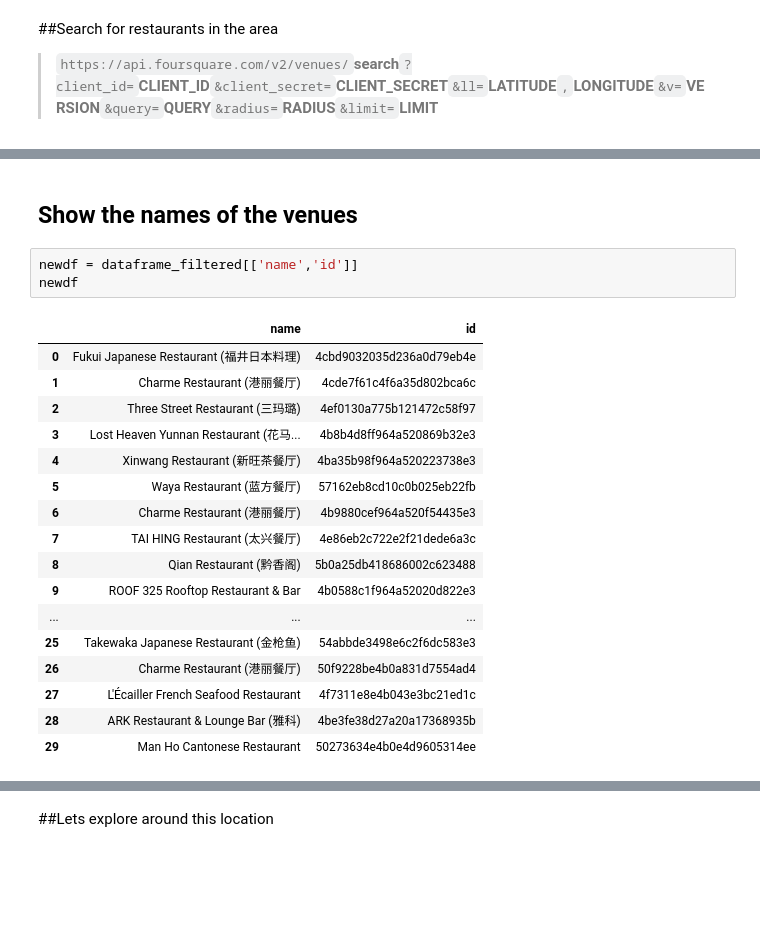
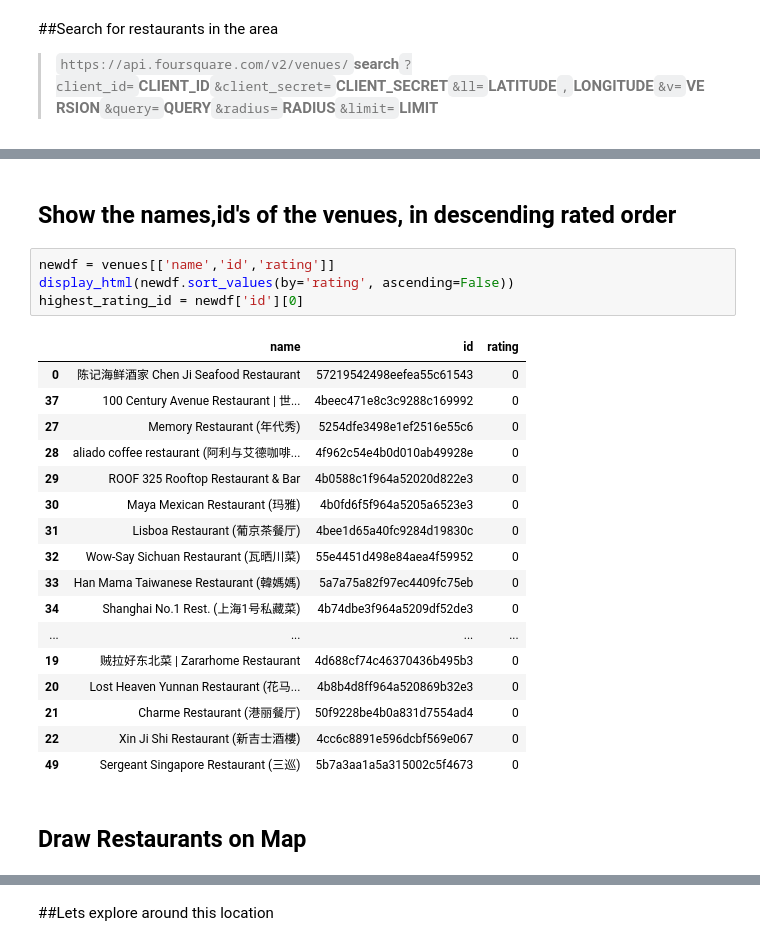
Before and after one commit to csloz/Coursera_Capstone, a Jupyter notebook: Neighbourhood Battles.ipynb, the cells around one changed output, grey strips where cells are left out. Saved outputs shown, nothing was run; the diff lists cells and outputs as text; blank space fills up the shorter version.

```diff
--- a/Neighbourhood Battles.ipynb
+++ b/Neighbourhood Battles.ipynb
@@ -169,24 +227,27 @@ Show the Panda Data Store for data with Venue Names and location data
 # %% [markdown]
-## Show the names of the venues
+## Show the names,id's of the venues, in descending rated order
-# %%
-newdf = dataframe_filtered[['name','id']]
-newdf
-# %% [output]
-|  | name | id |
-| 0 | Fukui Japanese Restaurant (福井日本料理) | 4cbd9032035d236a0d79eb4e |
-| 1 | Charme Restaurant (港丽餐厅) | 4cde7f61c4f6a35d802bca6c |
-| 2 | Three Street Restaurant (三玛璐) | 4ef0130a775b121472c58f97 |
-| 3 | Lost Heaven Yunnan Restaurant (花马... | 4b8b4d8ff964a520869b32e3 |
-| 4 | Xinwang Restaurant (新旺茶餐厅) | 4ba35b98f964a520223738e3 |
-| 5 | Waya Restaurant (蓝方餐厅) | 57162eb8cd10c0b025eb22fb |
-| 6 | Charme Restaurant (港丽餐厅) | 4b9880cef964a520f54435e3 |
-| 7 | TAI HING Restaurant (太兴餐厅) | 4e86eb2c722e2f21dede6a3c |
-| 8 | Qian Restaurant (黔香阁) | 5b0a25db418686002c623488 |
-| 9 | ROOF 325 Rooftop Restaurant & Bar | 4b0588c1f964a52020d822e3 |
-| ... | ... | ... |
-| 25 | Takewaka Japanese Restaurant (金枪鱼) | 54abbde3498e6c2f6dc583e3 |
-| 26 | Charme Restaurant (港丽餐厅) | 50f9228be4b0a831d7554ad4 |
-| 27 | L'Écailler French Seafood Restaurant | 4f7311e8e4b043e3bc21ed1c |
-| 28 | ARK Restaurant & Lounge Bar (雅科) | 4be3fe38d27a20a17368935b |
-| 29 | Man Ho Cantonese Restaurant | 50273634e4b0e4d9605314ee |
+# %%
+newdf = venues[['name','id','rating']]
+display_html(newdf.sort_values(by='rating', ascending=False))
+highest_rating_id = newdf['id'][0]
+# %% [output]
+|  | name | id | rating |
+| 0 | 陈记海鲜酒家 Chen Ji Seafood Restaurant | 57219542498eefea55c61543 | 0 |
+| 37 | 100 Century Avenue Restaurant | 世... | 4beec471e8c3c9288c169992 | 0 |
+| 27 | Memory Restaurant (年代秀) | 5254dfe3498e1ef2516e55c6 | 0 |
+| 28 | aliado coffee restaurant (阿利与艾德咖啡... | 4f962c54e4b0d010ab49928e | 0 |
+| 29 | ROOF 325 Rooftop Restaurant & Bar | 4b0588c1f964a52020d822e3 | 0 |
+| 30 | Maya Mexican Restaurant (玛雅) | 4b0fd6f5f964a5205a6523e3 | 0 |
+| 31 | Lisboa Restaurant (葡京茶餐厅) | 4bee1d65a40fc9284d19830c | 0 |
+| 32 | Wow-Say Sichuan Restaurant (瓦晒川菜) | 55e4451d498e84aea4f59952 | 0 |
+| 33 | Han Mama Taiwanese Restaurant (韓媽媽) | 5a7a75a82f97ec4409fc75eb | 0 |
+| 34 | Shanghai No.1 Rest. (上海1号私藏菜) | 4b74dbe3f964a5209df52de3 | 0 |
+| ... | ... | ... | ... |
+| 19 | 贼拉好东北菜 | Zararhome Restaurant | 4d688cf74c46370436b495b3 | 0 |
+| 20 | Lost Heaven Yunnan Restaurant (花马... | 4b8b4d8ff964a520869b32e3 | 0 |
+| 21 | Charme Restaurant (港丽餐厅) | 50f9228be4b0a831d7554ad4 | 0 |
+| 22 | Xin Ji Shi Restaurant (新吉士酒樓) | 4cc6c8891e596dcbf569e067 | 0 |
+| 49 | Sergeant Singapore Restaurant (三巡) | 5b7a3aa1a5a315002c5f4673 | 0 |
+# %% [markdown]
+## Draw Restaurants on Map
 # %%
```
Also changed, not shown: parts of 36 cells of this notebook.
